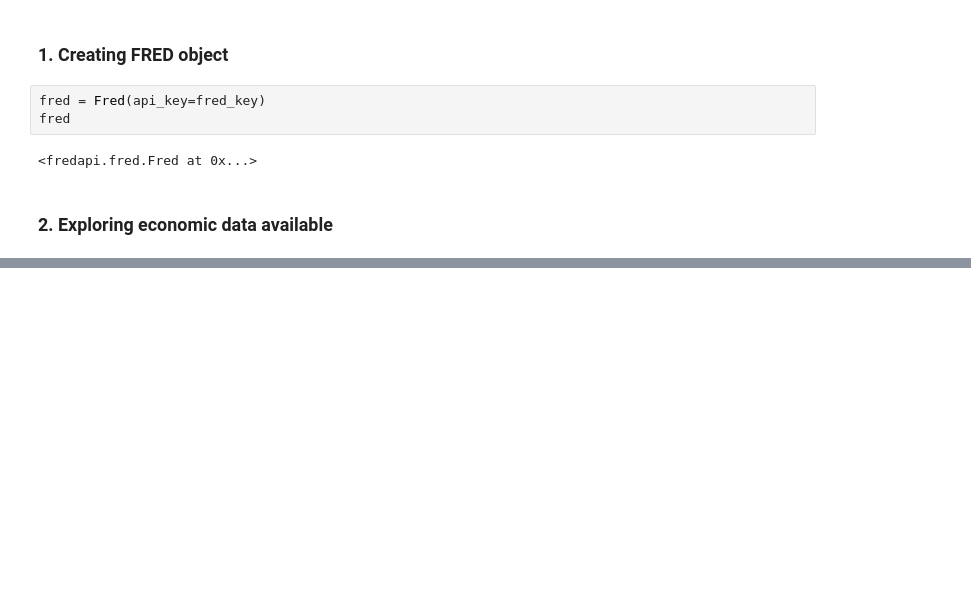
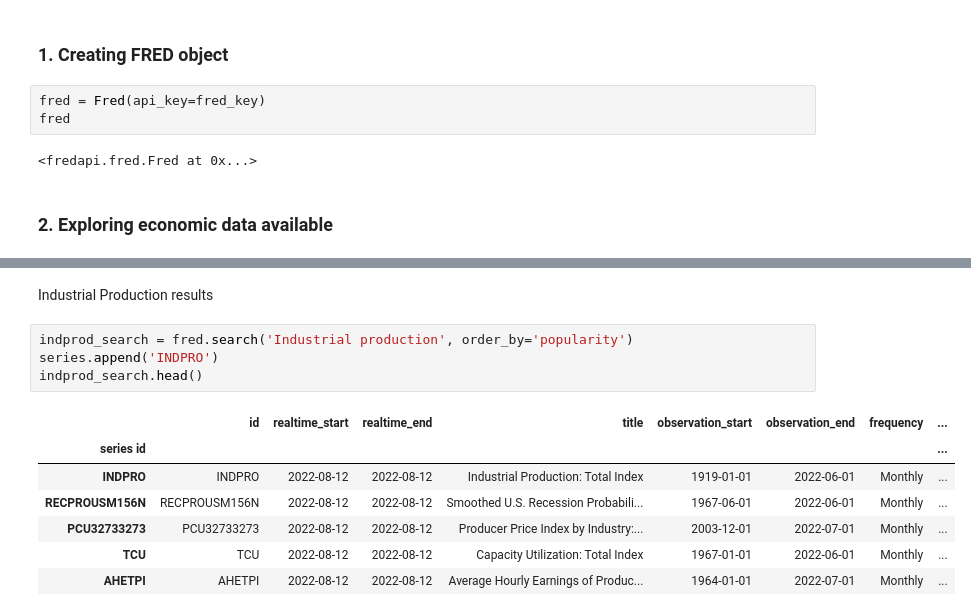
Before and after one commit to kevinmiguel97/Unemployment-analysis, a Jupyter notebook: notebook_unemployment.ipynb, the cells around one changed output, grey strips where cells are left out. Drawn from its saved outputs; the diff is of its cells as text; blank space fills up the shorter version.

```diff
--- a/notebook_unemployment.ipynb
+++ b/notebook_unemployment.ipynb
@@ -46,0 +57,14 @@ fred
+# %% [markdown]
+Industrial Production results
+# %%
+indprod_search = fred.search('Industrial production', order_by='popularity')
+series.append('INDPRO')
+indprod_search.head()
+# %% [output]
+|  | id | realtime_start | realtime_end | title | observation_start | observation_end | frequency | ... |
+| series id |  |  |  |  |  |  |  | ... |
+| INDPRO | INDPRO | 2022-08-12 | 2022-08-12 | Industrial Production: Total Index | 1919-01-01 | 2022-06-01 | Monthly | ... |
+| RECPROUSM156N | RECPROUSM156N | 2022-08-12 | 2022-08-12 | Smoothed U.S. Recession Probabili... | 1967-06-01 | 2022-06-01 | Monthly | ... |
+| PCU32733273 | PCU32733273 | 2022-08-12 | 2022-08-12 | Producer Price Index by Industry:... | 2003-12-01 | 2022-07-01 | Monthly | ... |
+| TCU | TCU | 2022-08-12 | 2022-08-12 | Capacity Utilization: Total Index | 1967-01-01 | 2022-06-01 | Monthly | ... |
+| AHETPI | AHETPI | 2022-08-12 | 2022-08-12 | Average Hourly Earnings of Produc... | 1964-01-01 | 2022-07-01 | Monthly | ... |
```
Also changed, not shown: parts of 19 cells of this notebook, 1 other file.
